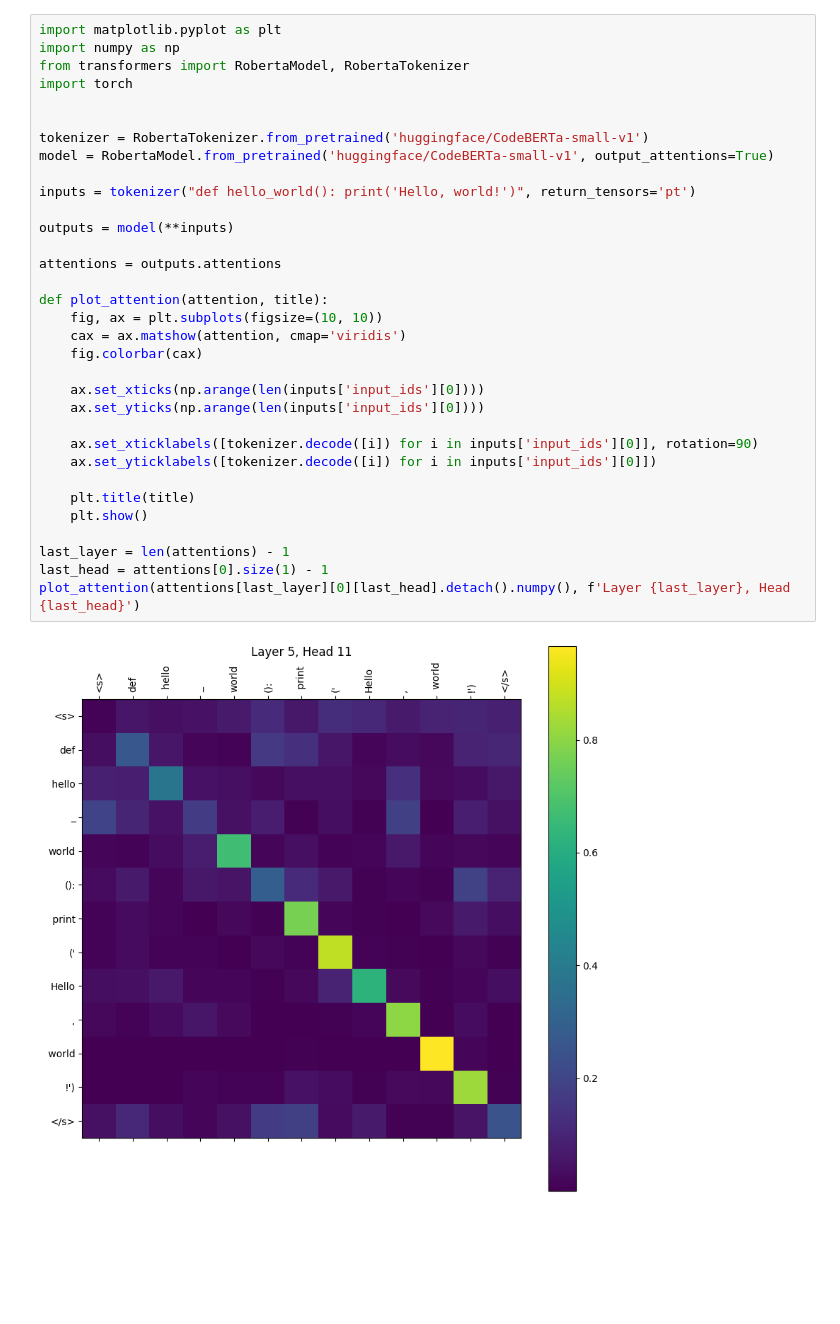
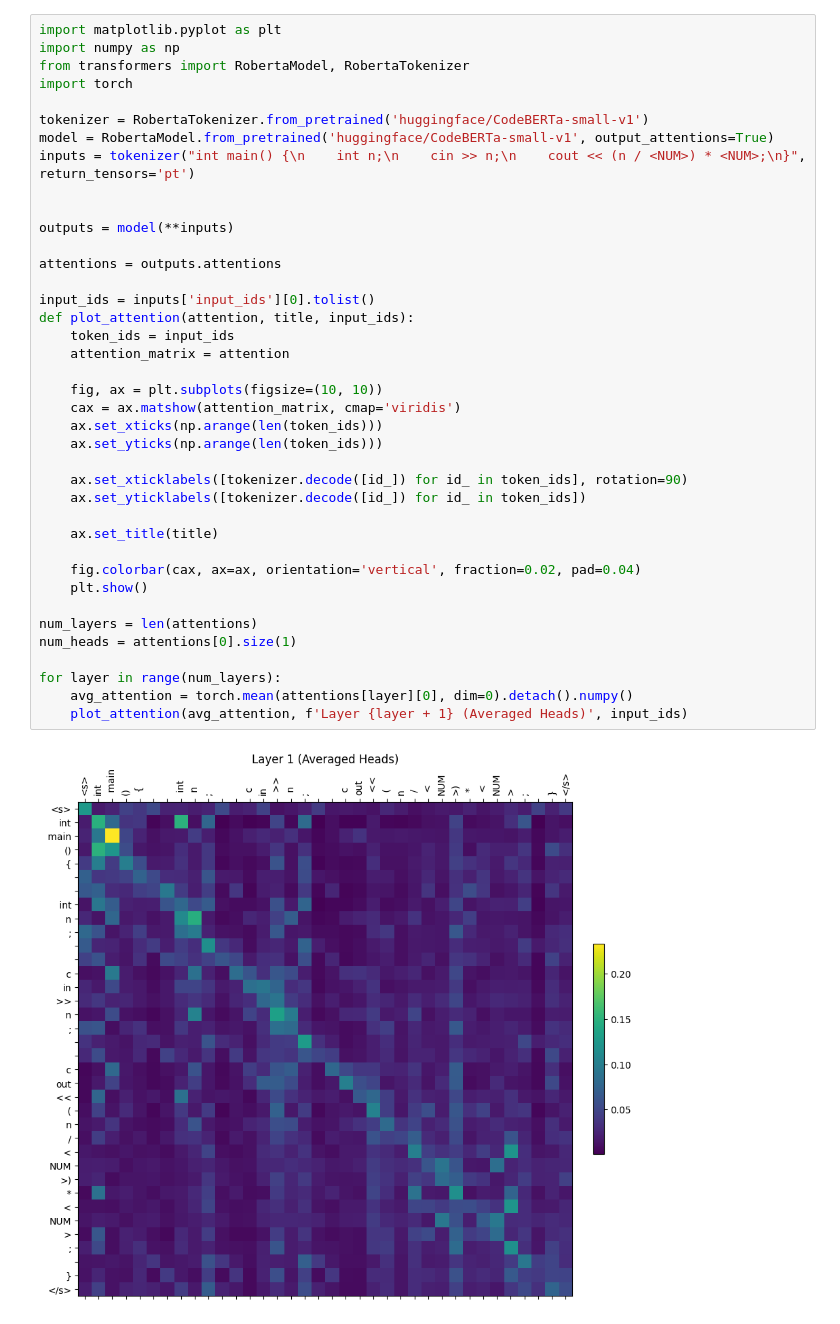
Before and after one commit to DSal3m/tag_pred, a Jupyter notebook: code/attention_scores.ipynb, the cells around one changed output. Cells and saved outputs as stored; diff of their text form; blank space fills up the shorter version.

Commit message:
reworked attention scores matrices

```diff
--- a/code/attention_scores.ipynb
+++ b/code/attention_scores.ipynb
@@ -1,35 +1,41 @@
 # %%
 import matplotlib.pyplot as plt
 import numpy as np
 from transformers import RobertaModel, RobertaTokenizer
 import torch
 
-
 tokenizer = RobertaTokenizer.from_pretrained('huggingface/CodeBERTa-small-v1')
 model = RobertaModel.from_pretrained('huggingface/CodeBERTa-small-v1', output_attentions=True)
+inputs = tokenizer("int main() {\n    int n;\n    cin >> n;\n    cout << (n / <NUM>) * <NUM>;\n}", return_tensors='pt')
 
-inputs = tokenizer("def hello_world(): print('Hello, world!')", return_tensors='pt')
 
 outputs = model(**inputs)
 
 attentions = outputs.attentions
 
-def plot_attention(attention, title):
+input_ids = inputs['input_ids'][0].tolist()
+def plot_attention(attention, title, input_ids):
+    token_ids = input_ids
+    attention_matrix = attention
+
     fig, ax = plt.subplots(figsize=(10, 10))
-    cax = ax.matshow(attention, cmap='viridis')
-    fig.colorbar(cax)
+    cax = ax.matshow(attention_matrix, cmap='viridis')
+    ax.set_xticks(np.arange(len(token_ids)))
+    ax.set_yticks(np.arange(len(token_ids)))
 
-    ax.set_xticks(np.arange(len(inputs['input_ids'][0])))
-    ax.set_yticks(np.arange(len(inputs['input_ids'][0])))
+    ax.set_xticklabels([tokenizer.decode([id_]) for id_ in token_ids], rotation=90)
+    ax.set_yticklabels([tokenizer.decode([id_]) for id_ in token_ids])
 
-    ax.set_xticklabels([tokenizer.decode([i]) for i in inputs['input_ids'][0]], rotation=90)
-    ax.set_yticklabels([tokenizer.decode([i]) for i in inputs['input_ids'][0]])
+    ax.set_title(title)
 
-    plt.title(title)
+    fig.colorbar(cax, ax=ax, orientation='vertical', fraction=0.02, pad=0.04)
     plt.show()
 
-last_layer = len(attentions) - 1
-last_head = attentions[0].size(1) - 1
-plot_attention(attentions[last_layer][0][last_head].detach().numpy(), f'Layer {last_layer}, Head {last_head}')
+num_layers = len(attentions)
+num_heads = attentions[0].size(1)
+
+for layer in range(num_layers):
+    avg_attention = torch.mean(attentions[layer][0], dim=0).detach().numpy()
+    plot_attention(avg_attention, f'Layer {layer + 1} (Averaged Heads)', input_ids)
 # %% [output]
-[figure, old version]
+[figure, new version]
```
Also changed, not shown: parts of 2 cells of this notebook.
